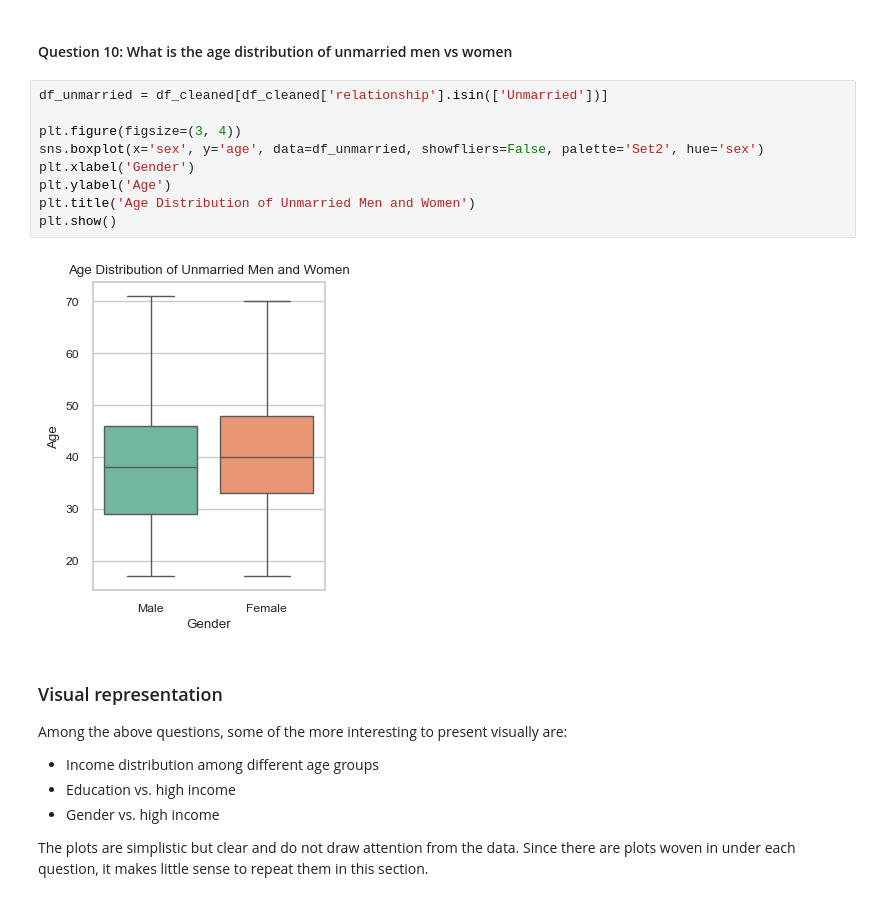
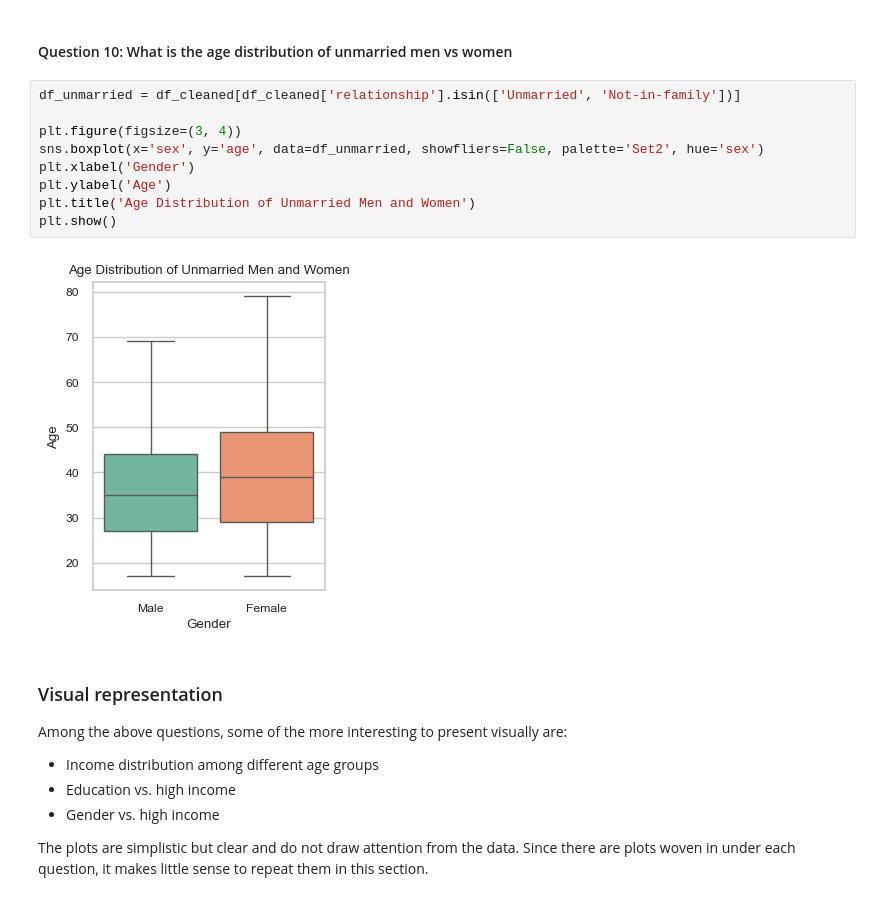
Before and after one commit to ss73/Programming-in-Python-Standard-and-External-Library-Packages-5KK048-53603, a Jupyter notebook: examination-track-2-salary-prediction.ipynb, the cells around one changed output. Cells and saved outputs as stored; diff of their text form.

```diff
--- a/examination-track-2-salary-prediction.ipynb
+++ b/examination-track-2-salary-prediction.ipynb
@@ -325,16 +331,16 @@ plt.show()
 # %% [markdown]
 #### Question 10: What is the age distribution of unmarried men vs women
 # %%
-df_unmarried = df_cleaned[df_cleaned['relationship'].isin(['Unmarried'])]
+df_unmarried = df_cleaned[df_cleaned['relationship'].isin(['Unmarried', 'Not-in-family'])]
 
 plt.figure(figsize=(3, 4))
 sns.boxplot(x='sex', y='age', data=df_unmarried, showfliers=False, palette='Set2', hue='sex')
 plt.xlabel('Gender')
 plt.ylabel('Age')
 plt.title('Age Distribution of Unmarried Men and Women')
 plt.show()
 # %% [output]
-[figure, old version]
+[figure, new version]
 # %% [markdown]
 ### Visual representation
 
```
Also changed, not shown: parts of 4 cells of this notebook.
